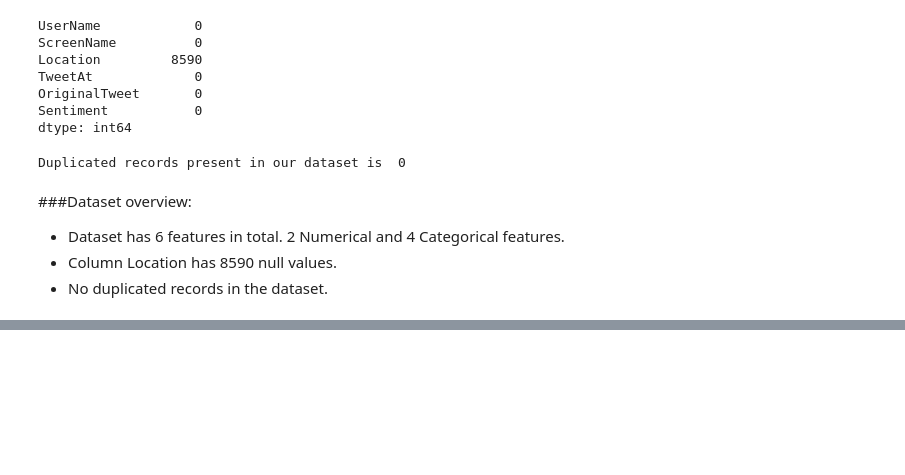
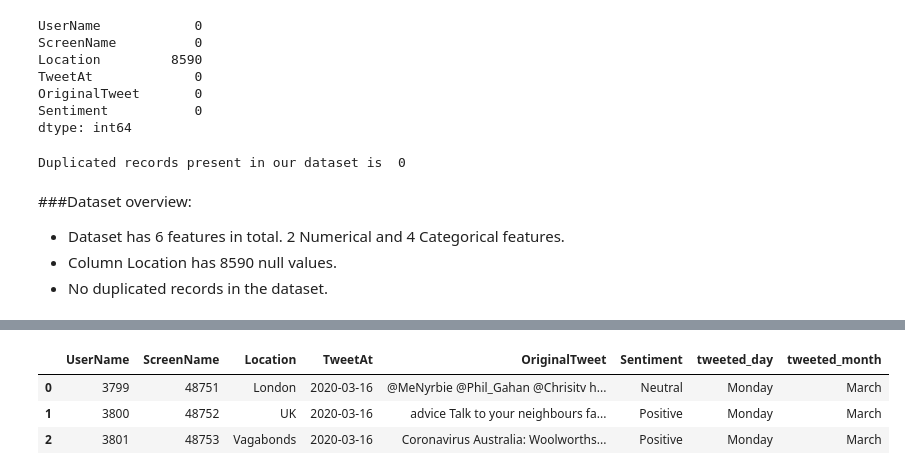
Before and after one commit to Mohamed-Harish-M-123/Capstone-Project-III, a Jupyter notebook: Coronavirus_Tweets_Sentiment_Analysis.ipynb, the cells around one changed output, grey strips where cells are left out. Cells and saved outputs as stored; diff of their text form; code cells hidden in the pictures; blank space fills up the shorter version.

```diff
--- a/Coronavirus_Tweets_Sentiment_Analysis.ipynb
+++ b/Coronavirus_Tweets_Sentiment_Analysis.ipynb
@@ -101,0 +127,12 @@ Duplicated records present in our dataset is  0
+# %%
+# Extracting the day and month from the 'TweetAt' column
+
+tweets_df['tweeted_day'] = tweets_df['TweetAt'].dt.day_name()
+tweets_df['tweeted_month'] = tweets_df['TweetAt'].dt.month_name()
+
+tweets_df.head(3)
+# %% [output]
+|  | UserName | ScreenName | Location | TweetAt | OriginalTweet | Sentiment | tweeted_day | tweeted_month |
+| 0 | 3799 | 48751 | London | 2020-03-16 | @MeNyrbie @Phil_Gahan @Chrisitv h... | Neutral | Monday | March |
+| 1 | 3800 | 48752 | UK | 2020-03-16 | advice Talk to your neighbours fa... | Positive | Monday | March |
+| 2 | 3801 | 48753 | Vagabonds | 2020-03-16 | Coronavirus Australia: Woolworths... | Positive | Monday | March |
```
Also changed, not shown: parts of 4 cells of this notebook.
